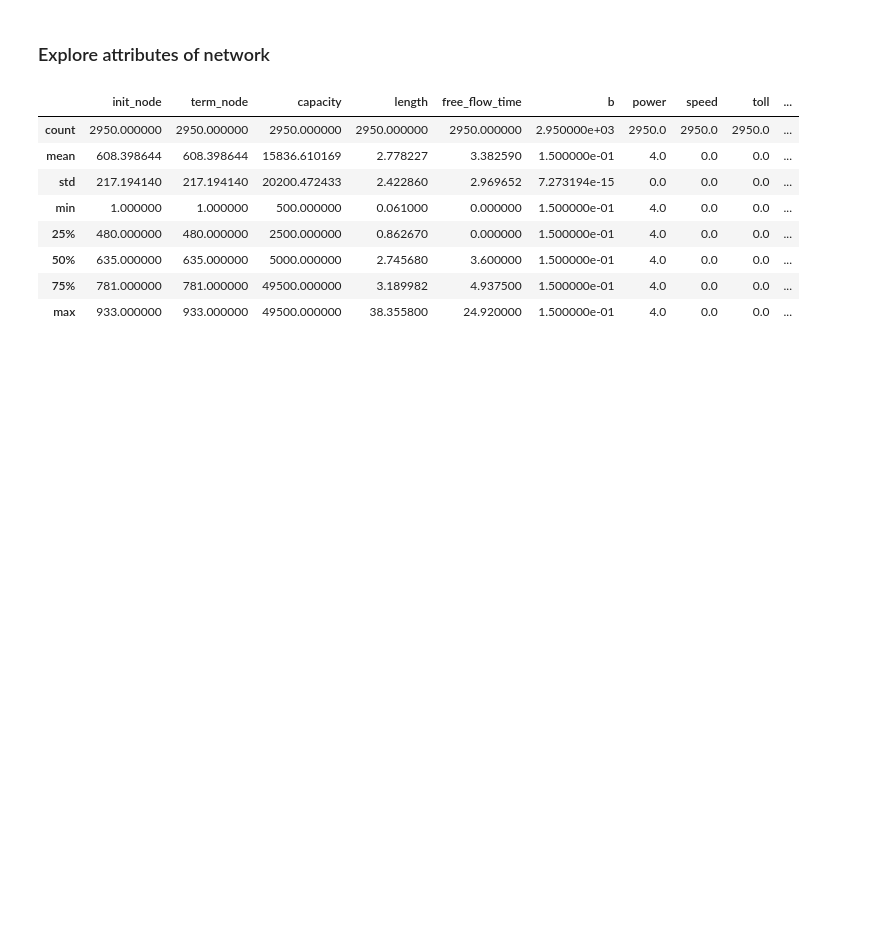
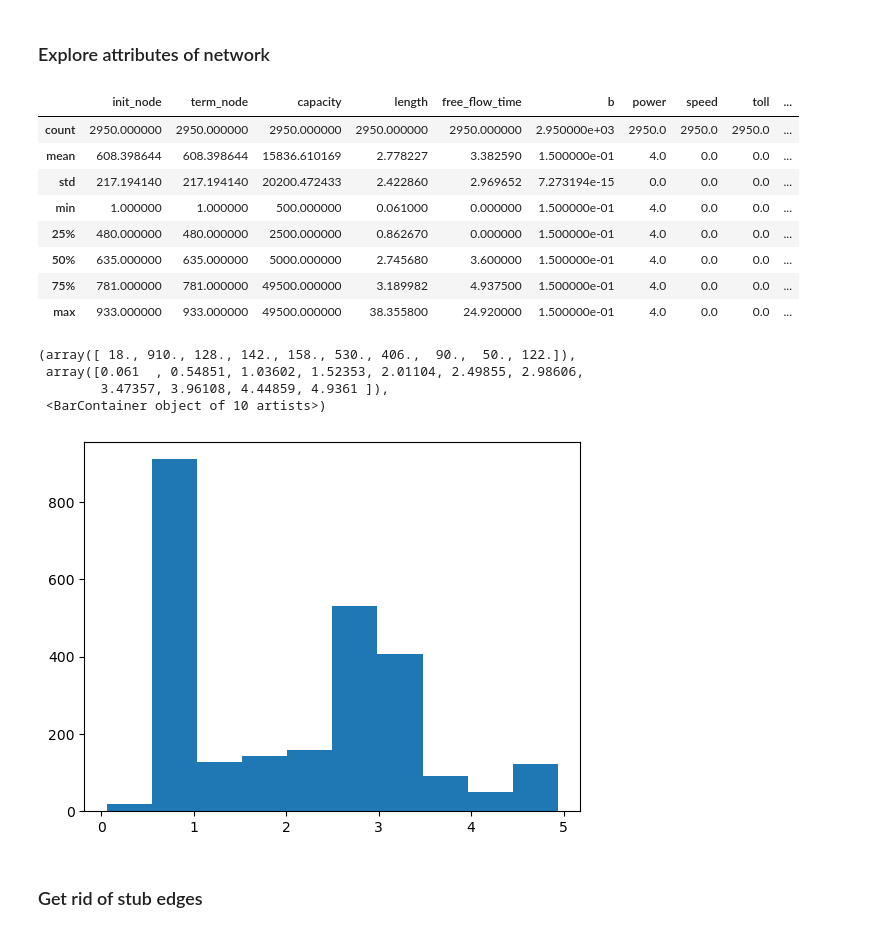
Before and after one commit to srodenbeck/TrafficAnalysis--MSDS452, a Jupyter notebook: import_and_clean.ipynb, the cells around one changed output. Saved outputs shown, nothing was run; the diff lists cells and outputs as text; code cells hidden in the pictures; blank space fills up the shorter version.

Commit message:
clean up network edges

```diff
--- a/import_and_clean.ipynb
+++ b/import_and_clean.ipynb
@@ -90,3 +90,13 @@ net.describe()
 | 50% | 635.000000 | 635.000000 | 5000.000000 | 2.745680 | 3.600000 | 1.500000e-01 | 4.0 | 0.0 | 0.0 | ... |
 | 75% | 781.000000 | 781.000000 | 49500.000000 | 3.189982 | 4.937500 | 1.500000e-01 | 4.0 | 0.0 | 0.0 | ... |
 | max | 933.000000 | 933.000000 | 49500.000000 | 38.355800 | 24.920000 | 1.500000e-01 | 4.0 | 0.0 | 0.0 | ... |
+# %%
+plt.hist(net[net['length']<5]['length'])
+# %% [output]
+(array([ 18., 910., 128., 142., 158., 530., 406.,  90.,  50., 122.]),
+ array([0.061  , 0.54851, 1.03602, 1.52353, 2.01104, 2.49855, 2.98606,
+        3.47357, 3.96108, 4.44859, 4.9361 ]),
+ <BarContainer object of 10 artists>)
+[figure, added]
+# %% [markdown]
+### Get rid of stub edges
```
Also changed, not shown: parts of 2 cells of this notebook, 1 other file.
